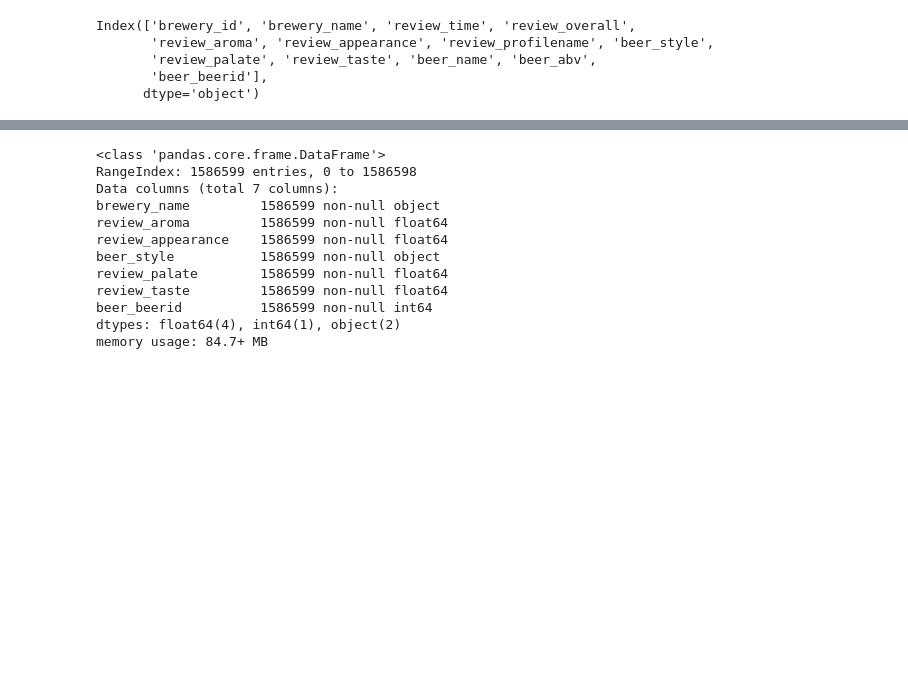
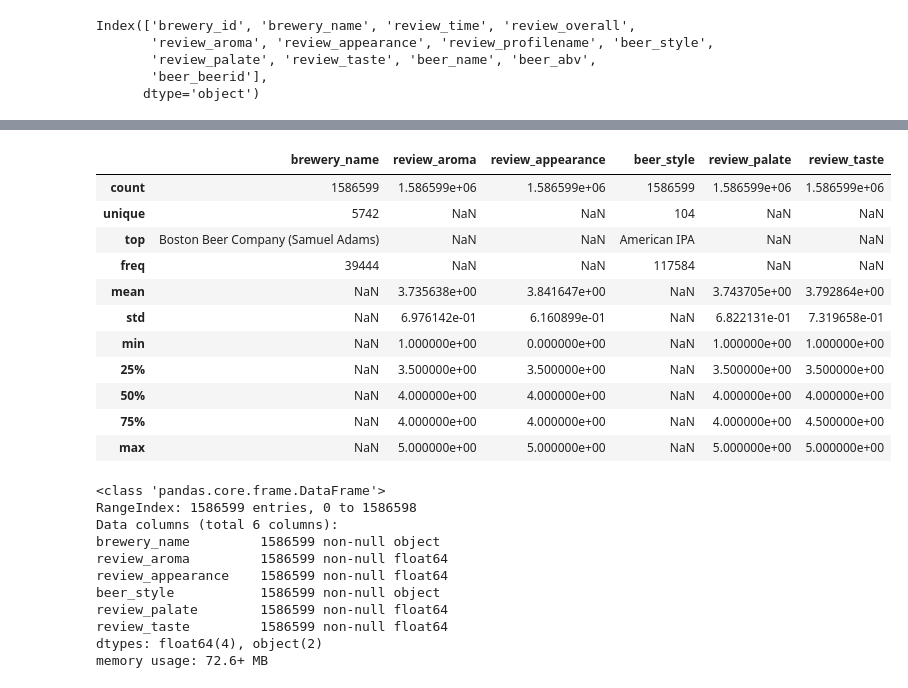
Before and after one commit to Reasmey/adsi_beer_app, a Jupyter notebook: notebooks/Data_cleaning.ipynb, the cells around one changed output, grey strips where cells are left out. Cells and saved outputs as stored; diff of their text form; code cells hidden in the pictures; blank space fills up the shorter version.

```diff
--- a/notebooks/Data_cleaning.ipynb
+++ b/notebooks/Data_cleaning.ipynb
@@ -206,7 +197,7 @@ Target
 # %%
 df_cleaned = df.copy()
 # %%
-df_cleaned.drop(['brewery_id','review_time','beer_name','review_profilename','review_overall','beer_abv'],axis=1,inplace=True)
+df_cleaned.drop(['brewery_id','review_time','beer_name','review_profilename','review_overall','beer_abv','beer_beerid'],axis=1,inplace=True)
 # %%
 df_cleaned.info()
 # %% [output]
@@ -240,2 +226,0 @@ df_cleaned.reset_index(drop=True,inplace=True)
-# %%
-df_cleaned.drop(['index'],axis=1,inplace=True)
@@ -242,15 +249,29 @@ df_cleaned.drop(['index'],axis=1,inplace=True)
+# %%
+df_cleaned.describe(include='all')
+# %% [output]
+|  | brewery_name | review_aroma | review_appearance | beer_style | review_palate | review_taste |
+| count | 1586599 | 1.586599e+06 | 1.586599e+06 | 1586599 | 1.586599e+06 | 1.586599e+06 |
+| unique | 5742 | NaN | NaN | 104 | NaN | NaN |
+| top | Boston Beer Company (Samuel Adams) | NaN | NaN | American IPA | NaN | NaN |
+| freq | 39444 | NaN | NaN | 117584 | NaN | NaN |
+| mean | NaN | 3.735638e+00 | 3.841647e+00 | NaN | 3.743705e+00 | 3.792864e+00 |
+| std | NaN | 6.976142e-01 | 6.160899e-01 | NaN | 6.822131e-01 | 7.319658e-01 |
+| min | NaN | 1.000000e+00 | 0.000000e+00 | NaN | 1.000000e+00 | 1.000000e+00 |
+| 25% | NaN | 3.500000e+00 | 3.500000e+00 | NaN | 3.500000e+00 | 3.500000e+00 |
+| 50% | NaN | 4.000000e+00 | 4.000000e+00 | NaN | 4.000000e+00 | 4.000000e+00 |
+| 75% | NaN | 4.000000e+00 | 4.000000e+00 | NaN | 4.000000e+00 | 4.500000e+00 |
+| max | NaN | 5.000000e+00 | 5.000000e+00 | NaN | 5.000000e+00 | 5.000000e+00 |
 # %%
 df_cleaned.info()
 # %% [output]
 <class 'pandas.core.frame.DataFrame'>
 RangeIndex: 1586599 entries, 0 to 1586598
-Data columns (total 7 columns):
+Data columns (total 6 columns):
 brewery_name         1586599 non-null object
 review_aroma         1586599 non-null float64
 review_appearance    1586599 non-null float64
 beer_style           1586599 non-null object
 review_palate        1586599 non-null float64
 review_taste         1586599 non-null float64
-beer_beerid          1586599 non-null int64
-dtypes: float64(4), int64(1), object(2)
-memory usage: 84.7+ MB
+dtypes: float64(4), object(2)
+memory usage: 72.6+ MB
```
Also changed, not shown: parts of 42 cells of this notebook, 9 other files.
